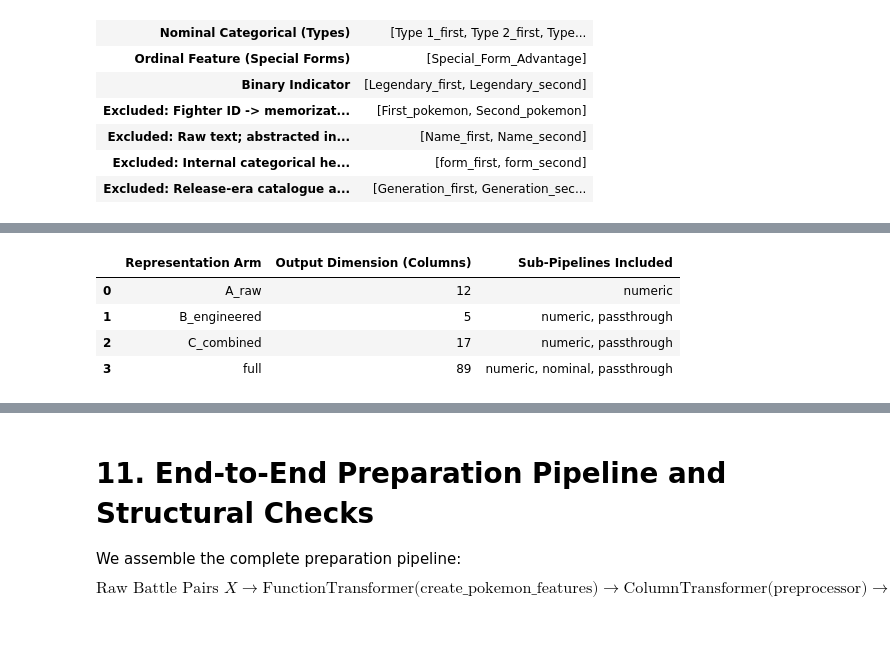
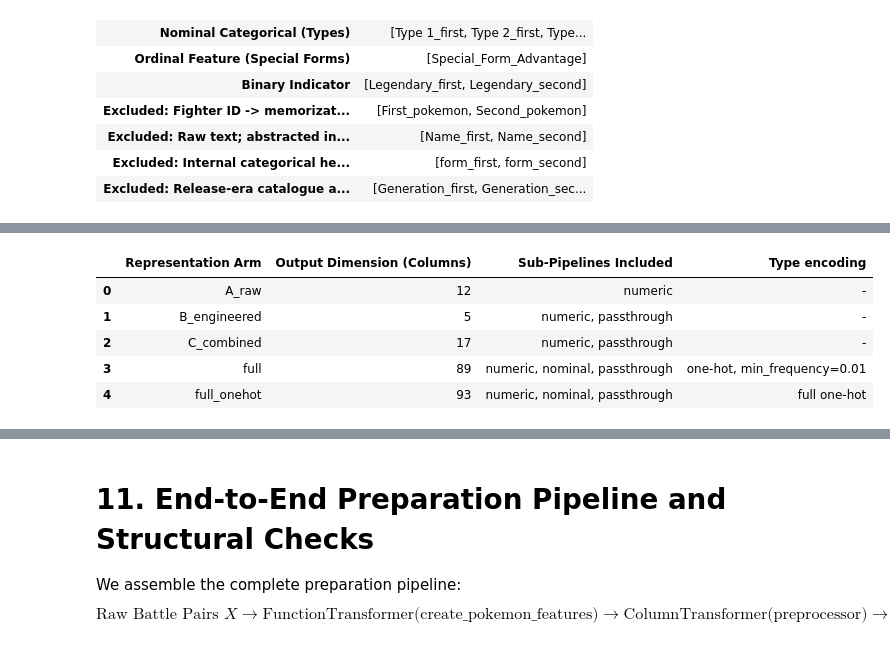
Before and after one commit to errodd/pokemon_battle_winner_predictor, a Jupyter notebook: notebooks/02_data_preparation.ipynb, the cells around one changed output, grey strips where cells are left out. Drawn from its saved outputs; the diff is of its cells as text; code cells hidden in the pictures.

```diff
--- a/notebooks/02_data_preparation.ipynb
+++ b/notebooks/02_data_preparation.ipynb
@@ -360,6 +353,13 @@ display(split_report)
 print(f"Verified: 0 overlapping pairs across {len(train_pairs) + len(test_pairs):,} total unique matchups.")
 print(f"Verified: 0 holdout species unseen in train (Scenario A).")
 
+# Contrast: matchup leakage of a plain row-level split with the same seed (IDs only, no labels)
+_, naive_test_idx = train_test_split(np.arange(len(X)), test_size=TEST_SIZE, random_state=RANDOM_STATE)
+naive_train_pairs = set(groups.drop(groups.index[naive_test_idx]))
+naive_leak = groups.iloc[naive_test_idx].isin(naive_train_pairs).mean()
+print(f"Row-level split for contrast: {naive_leak:.1%} of its test battles have their matchup in train "
+      f"(0.0% with the grouped split).")
+
 train_bal = y_train.value_counts(normalize=True).sort_index()
 print(f"Class balance (train only): Second wins {train_bal.iloc[0]:.2%} | First wins {train_bal.iloc[1]:.2%}")
 # %% [output]
@@ -518,63 +505,33 @@ We define four explicit feature representations:
 # %%
-# Sub-pipelines
-numeric_pipeline = Pipeline([("scaler", StandardScaler())])
-nominal_pipeline = Pipeline([
-    ("imputer", SimpleImputer(strategy="constant", fill_value="None")),
-    ("encoder", OneHotEncoder(min_frequency=0.01, handle_unknown="infrequent_if_exist", sparse_output=False)),
-])
-
-# Multi-arm representation dictionary
-FEATURE_SETS = {
-    "A_raw": {
-        "numeric": RAW_NUMERIC,
-    },
-    "B_engineered": {
-        "numeric": ENGINEERED_NUMERIC,
-        "passthrough": ORDINAL,
-    },
-    "C_combined": {
-        "numeric": RAW_NUMERIC + ENGINEERED_NUMERIC,
-        "passthrough": ORDINAL,
-    },
-    "full": {
-        "numeric": RAW_NUMERIC + ENGINEERED_NUMERIC,
-        "nominal": NOMINAL,
-        "passthrough": ORDINAL + BINARY,
-    },
-}
-
-
-def make_preprocessor(feature_set: str = "C_combined") -> ColumnTransformer:
-    """Construct a ColumnTransformer tailored to the specified representation arm."""
-    spec = FEATURE_SETS[feature_set]
-    transformers = []
-    if "numeric" in spec:
-        transformers.append(("numeric", numeric_pipeline, spec["numeric"]))
-    if "nominal" in spec:
-        transformers.append(("nominal", nominal_pipeline, spec["nominal"]))
-    if "passthrough" in spec:
-        transformers.append(("passthrough", "passthrough", spec["passthrough"]))
-
-    return ColumnTransformer(transformers=transformers, remainder="drop", verbose_feature_names_out=False)
-
-
-# Default preprocessor represents Arm C (Combined - 17 features)
-preprocessor = make_preprocessor("C_combined")
+# FEATURE_SETS and make_preprocessor are imported from scripts/preprocessing.py
+preprocessor = make_preprocessor("C_combined")  # default arm: Combined, 17 features
 
 arm_summary = []
 for name, spec in FEATURE_SETS.items():
-    prep_test = make_preprocessor(name)
-    sample_out = prep_test.fit_transform(train_features)
+    sample_out = make_preprocessor(name).fit_transform(train_features)
+    if "nominal" not in spec:
+        encoding = "-"
+    elif spec["nominal_min_frequency"] is None:
+        encoding = "full one-hot"
+    else:
+        encoding = f"one-hot, min_frequency={spec['nominal_min_frequency']}"
     arm_summary.append({
         "Representation Arm": name,
         "Output Dimension (Columns)": sample_out.shape[1],
-        "Sub-Pipelines Included": ", ".join(spec.keys()),
+        "Sub-Pipelines Included": ", ".join(k for k in ("numeric", "nominal", "passthrough") if k in spec),
+        "Type encoding": encoding,
     })
 
-pd.DataFrame(arm_summary)
+display(pd.DataFrame(arm_summary))
+
+# Structure of the richest arm (full): which sub-pipeline receives which columns
+for block, transformer, columns in make_preprocessor("full").transformers:
+    steps = [type(t).__name__ for _, t in transformer.steps] if hasattr(transformer, "steps") else [type(transformer).__name__]
+    print(f"{block:<12} {' -> '.join(steps):<38} {len(columns):>2} columns: {columns}")
 # %% [output]
-|  | Representation Arm | Output Dimension (Columns) | Sub-Pipelines Included |
-| 0 | A_raw | 12 | numeric |
-| 1 | B_engineered | 5 | numeric, passthrough |
-| 2 | C_combined | 17 | numeric, passthrough |
-| 3 | full | 89 | numeric, nominal, passthrough |
+|  | Representation Arm | Output Dimension (Columns) | Sub-Pipelines Included | Type encoding |
+| 0 | A_raw | 12 | numeric | - |
+| 1 | B_engineered | 5 | numeric, passthrough | - |
+| 2 | C_combined | 17 | numeric, passthrough | - |
+| 3 | full | 89 | numeric, nominal, passthrough | one-hot, min_frequency=0.01 |
+| 4 | full_onehot | 93 | numeric, nominal, passthrough | full one-hot |
```
Also changed, not shown: parts of 22 cells of this notebook.
